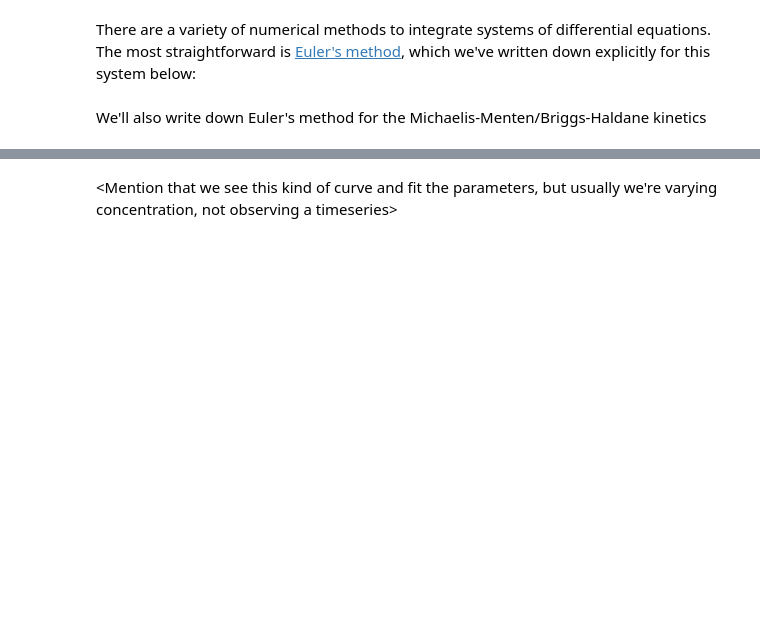
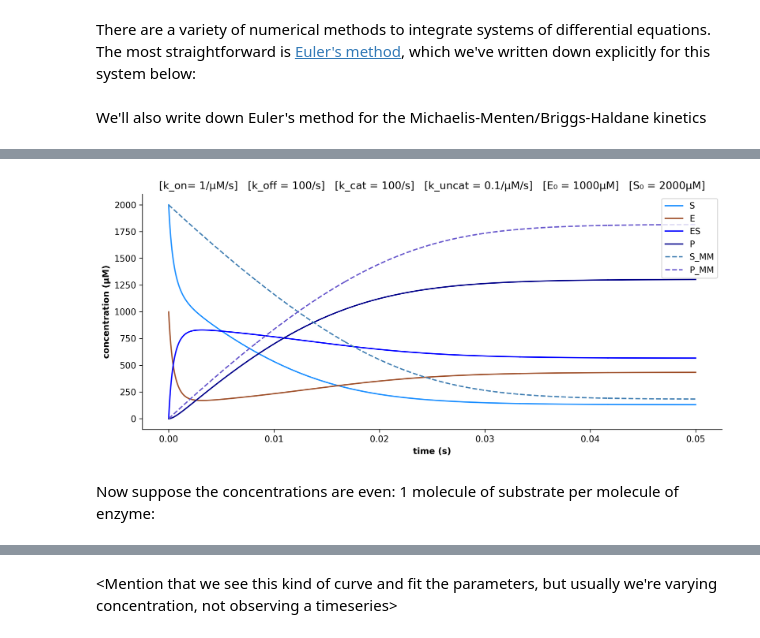
Before and after one commit to alexlenail/back_of_my_envelope, a Jupyter notebook: _notebooks/Enzyme-Kinetic-Parameter-Inference.ipynb, the cells around one changed output, grey strips where cells are left out. Cells and saved outputs as stored; diff of their text form; code cells hidden in the pictures; blank space fills up the shorter version.

```diff
--- a/_notebooks/Enzyme-Kinetic-Parameter-Inference.ipynb
+++ b/_notebooks/Enzyme-Kinetic-Parameter-Inference.ipynb
@@ -306,0 +355,17 @@ obs.plot.line(title=params, marker='o', lw=0.1, color=cmap(3), ylim=(-300, 5800)
+# %%
+# Set initial enzyme and substrate concentrations: 2 molecules of substrate for each molecule of enzyme.
+E_0 = 1e3
+S_0 = 2e3
+# %%
+#collapse
+traj_full = euler_full(E_0, S_0, dt, steps, **kinetic_params)
+traj_mm = euler_MM(E_0, S_0, dt, steps, **kinetic_params)
+
+ax = traj_full.loc[:0.05].plot.line(title=param_string(**kinetic_params), color=color(traj_full.columns))
+traj_mm.loc[:0.05].plot.line(ax=ax, color=color(traj_mm.columns), linestyle='--')
+
+fig_style(ax)
+# %% [output]
+[figure, added]
+# %% [markdown]
+Now suppose the concentrations are even: 1 molecule of substrate per molecule of enzyme:
```
Also changed, not shown: parts of 51 cells of this notebook.
